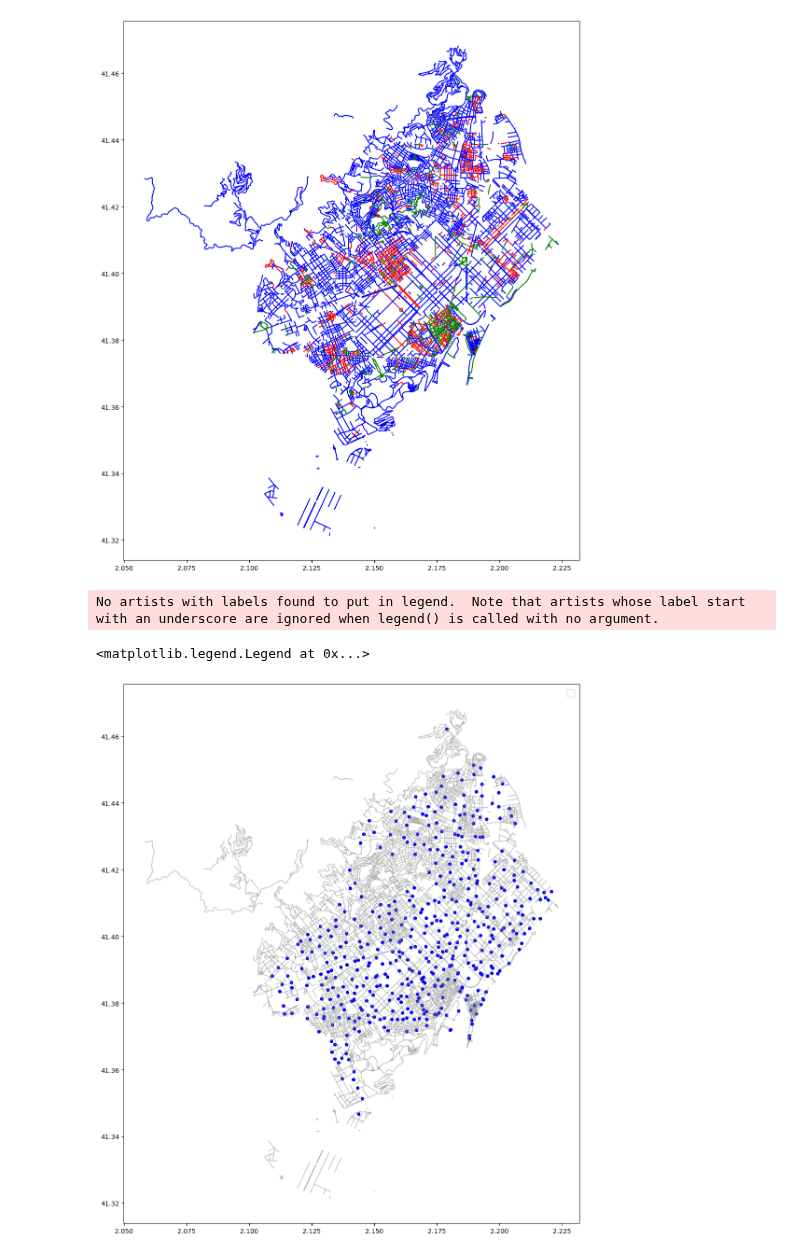
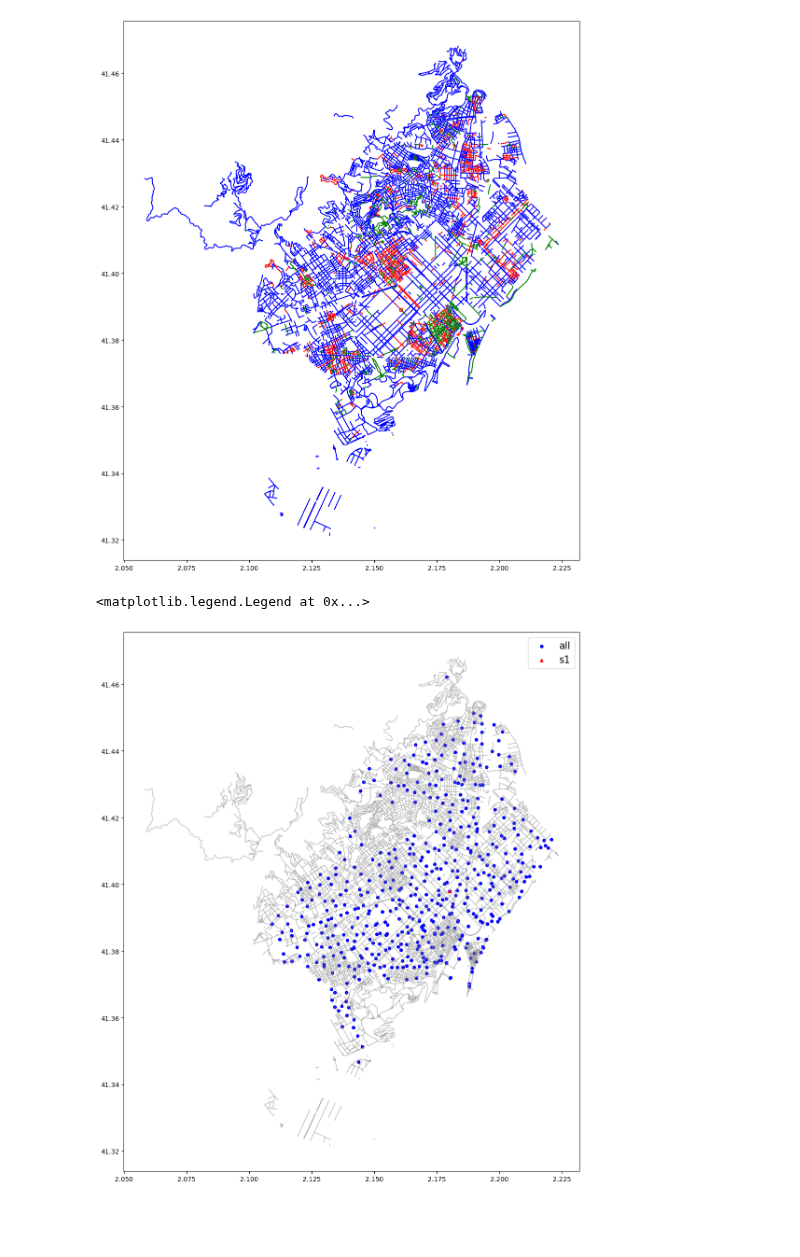
Before and after one commit to or1ol/CaptstoneProject, a Jupyter notebook: ReadIDataInformationEstacions.ipynb, the cells around one changed output. Cells and saved outputs as stored; diff of their text form; code cells hidden in the pictures; blank space fills up the shorter version.

```diff
--- a/ReadIDataInformationEstacions.ipynb
+++ b/ReadIDataInformationEstacions.ipynb
@@ -303,0 +294,2 @@ result_data[result_data.Counts > 50000].Counts.hist(bins=20)
+# %%
+result_data = result_data[result_data.Counts > 40000]
@@ -350,13 +380,12 @@ street_map3.plot(ax=ax, color='green')
 # %%
 fig, ax = plt.subplots(figsize=(15,15))
 street_map1.plot(ax=ax, alpha=0.4, color='grey')
 street_map2.plot(ax=ax, alpha=0.4, color='grey')
 street_map3.plot(ax=ax, alpha=0.4, color='grey')
-geo_df[result_data.Counts > 50000].head(480).plot(ax=ax, markersize=20, color='blue', marker='o')
-#geo_df.iloc[0].plot(ax=ax, markersize=20, color='blue', marker='o', label='Neg')
+geo_df.plot(ax=ax, markersize=20, color='blue', marker='o', label='all')
+geo_df[geo_df.station_id.isin([1.])].plot(ax=ax, markersize=20, color='red', marker='^', label='s1')
 #geo_df.iloc[1].plot(ax=ax, markersize=20, color='red', marker='^', label='Pos')
 plt.legend(prop={'size':15})
 # %% [output]
-No artists with labels found to put in legend.  Note that artists whose label start with an underscore are ignored when legend() is called with no argument.
+<matplotlib.legend.Legend at 0x...>
-<matplotlib.legend.Legend at 0x...>
-[figure, old version]
+[figure, new version]
```
Also changed, not shown: parts of 8 cells of this notebook, 8 other files.
